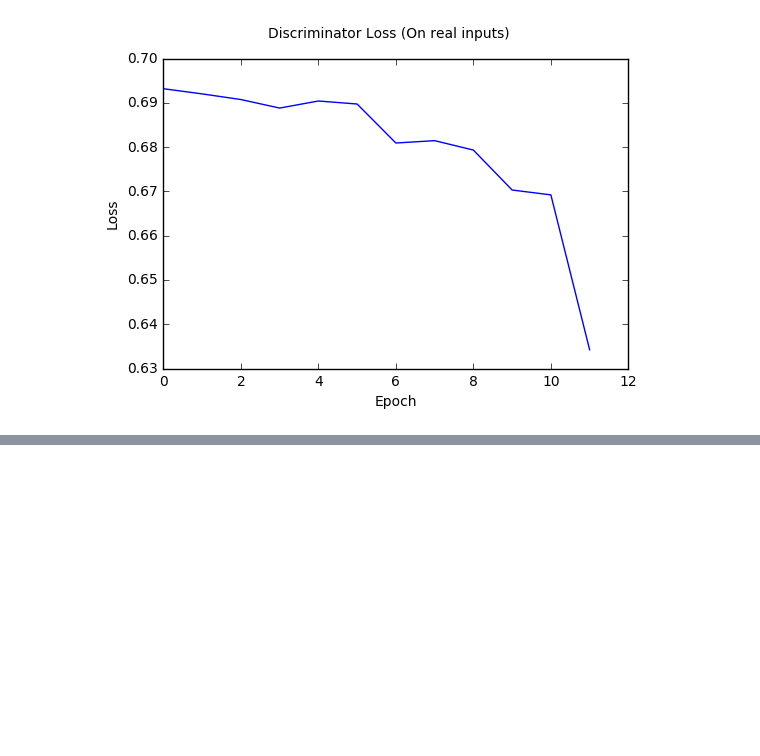
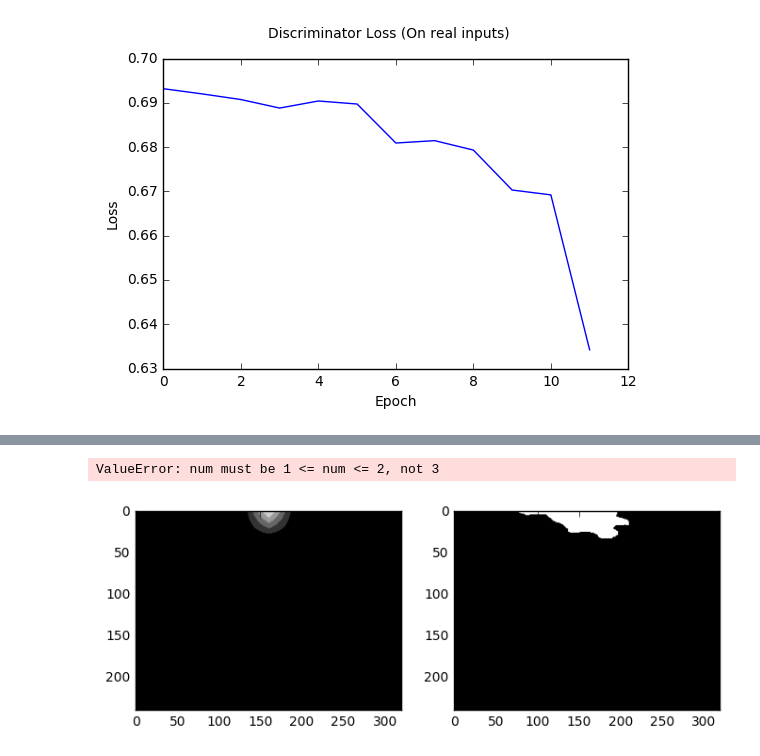
Before and after one commit to nexus-kgp/adseg, a Jupyter notebook: after_12_epoch/loss_visualize.ipynb, the cells around one changed output, grey strips where cells are left out. Cells and saved outputs as stored; diff of their text form; code cells hidden in the pictures; blank space fills up the shorter version.

```diff
--- a/after_12_epoch/loss_visualize.ipynb
+++ b/after_12_epoch/loss_visualize.ipynb
@@ -55,0 +92,12 @@ fig.savefig('Dlossreal')
+# %%
+fig = plt.figure(figsize=(8,8))
+for i in range(2):
+    fig.add_subplot(1,2,1)
+    plt.imshow(np.array(gen[i]),cmap='gray')
+    fig.add_subplot(1,2,2)
+    plt.imshow(np.array(ori[i]),cmap='gray')
+#     plt.show()
+    fig.savefig('class{}.png'.format(i+1))
+# %% [output]
+ValueError: num must be 1 <= num <= 2, not 3
+[figure, added]
```
Also changed, not shown: parts of 9 cells of this notebook, 9 other files.
